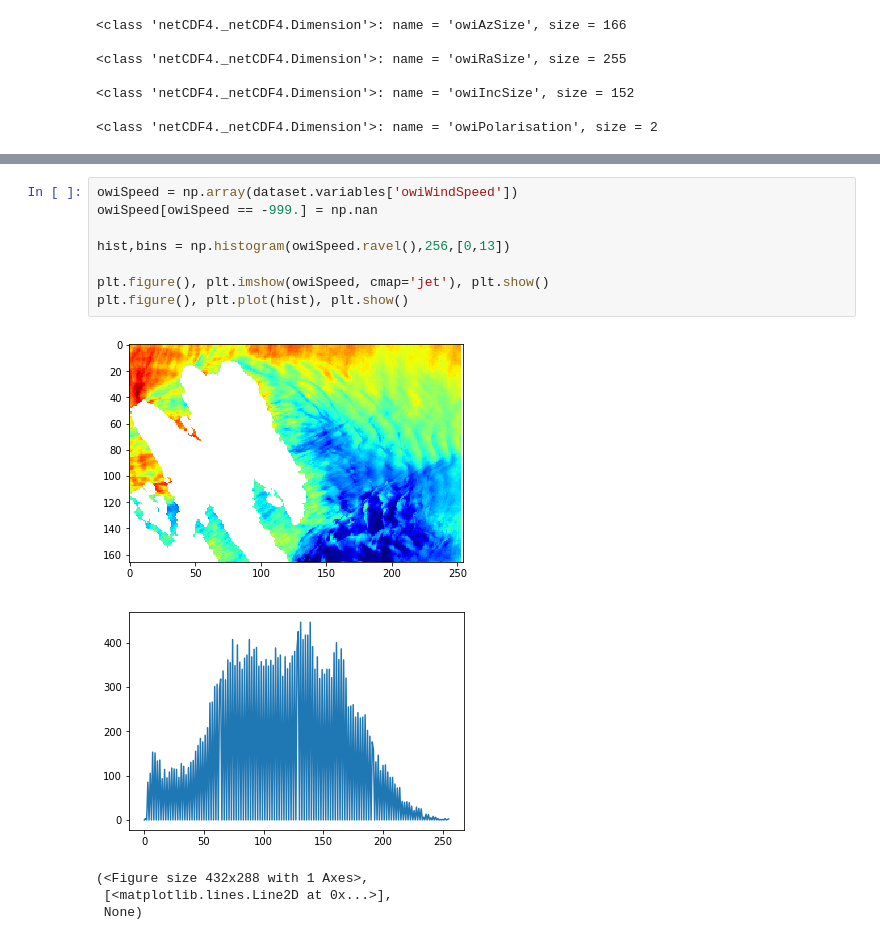
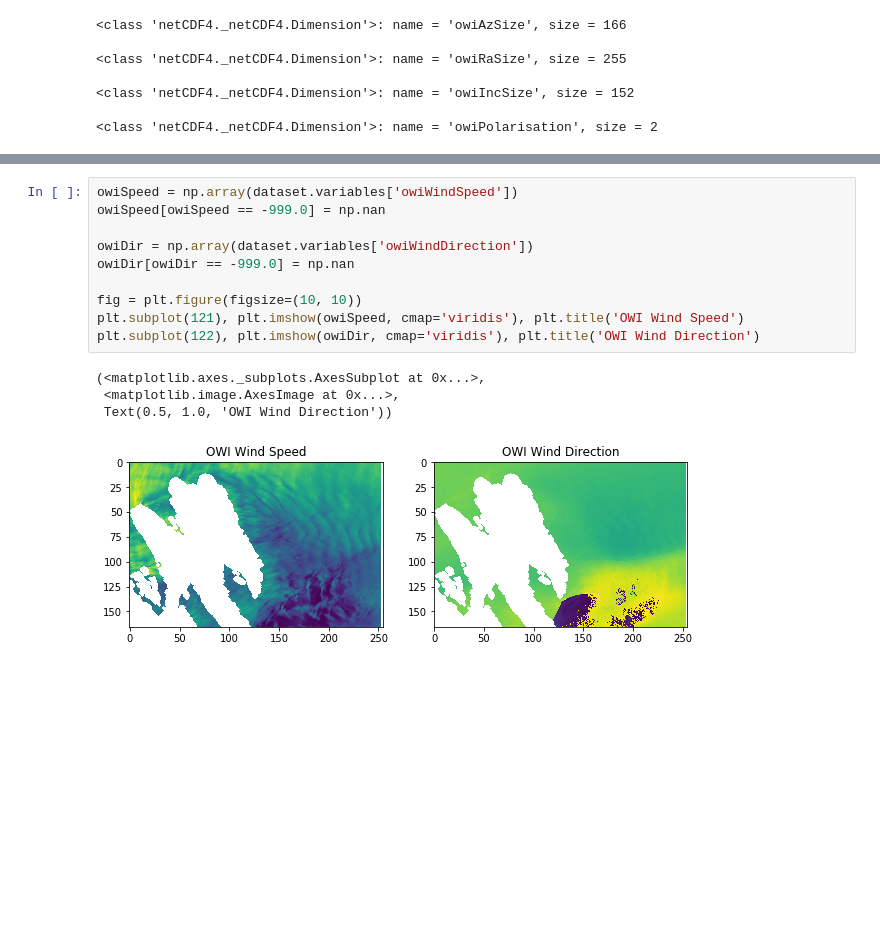
Before and after one commit to Seyed-Ali-Ahmadi/Python-for-Remote-Sensing, a Jupyter notebook: Sentinel_1_OWI_product.ipynb, the cells around one changed output, grey strips where cells are left out. Drawn from its saved outputs; the diff is of its cells as text; blank space fills up the shorter version.

```diff
--- a/Sentinel_1_OWI_product.ipynb
+++ b/Sentinel_1_OWI_product.ipynb
@@ -89,18 +77,19 @@ current shape = (166, 255)
 filling on
 # %%
 owiSpeed = np.array(dataset.variables['owiWindSpeed'])
-owiSpeed[owiSpeed == -999.] = np.nan
+owiSpeed[owiSpeed == -999.0] = np.nan
 
-hist,bins = np.histogram(owiSpeed.ravel(),256,[0,13])
+owiDir = np.array(dataset.variables['owiWindDirection'])
+owiDir[owiDir == -999.0] = np.nan
 
-plt.figure(), plt.imshow(owiSpeed, cmap='jet'), plt.show()
-plt.figure(), plt.plot(hist), plt.show()
+fig = plt.figure(figsize=(10, 10))
+plt.subplot(121), plt.imshow(owiSpeed, cmap='viridis'), plt.title('OWI Wind Speed')
+plt.subplot(122), plt.imshow(owiDir, cmap='viridis'), plt.title('OWI Wind Direction')
 # %% [output]
+(<matplotlib.axes._subplots.AxesSubplot at 0x...>,
+ <matplotlib.image.AxesImage at 0x...>,
+ Text(0.5, 1.0, 'OWI Wind Direction'))
-[figure, old version]
+[figure, new version]
-[figure, removed]
-(<Figure size 432x288 with 1 Axes>,
- [<matplotlib.lines.Line2D at 0x...>],
- None)
 # %%
 lat = np.array(dataset.variables['owiLat'])
 lon = np.array(dataset.variables['owiLon'])
```
Also changed, not shown: parts of 8 cells of this notebook.
